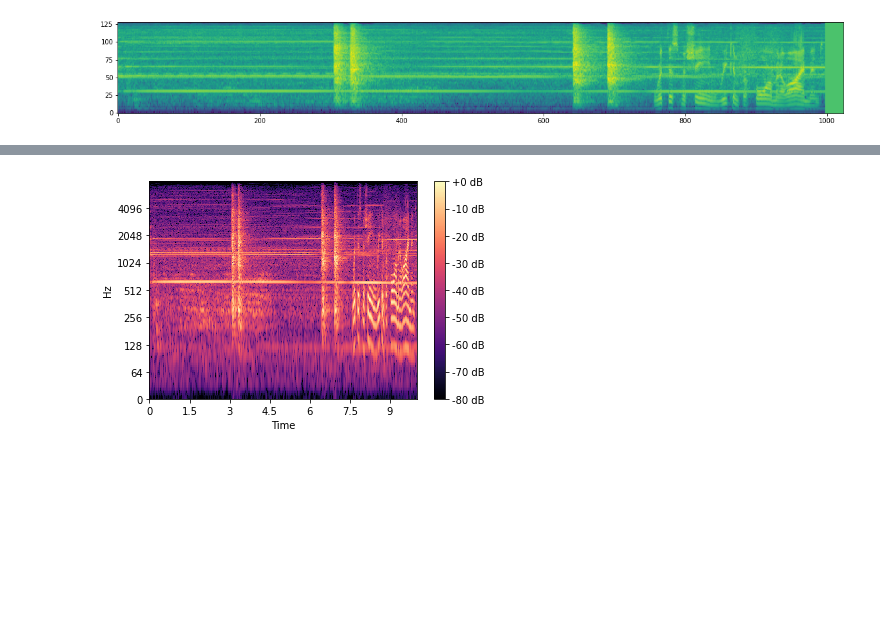
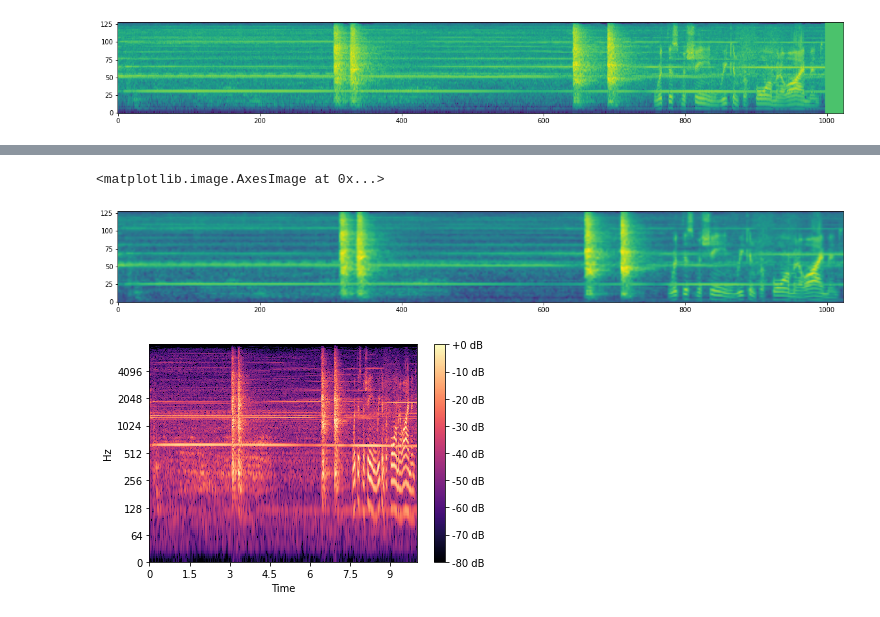
Before and after one commit to lijuncheng16/AudioSetDoneRight, a Jupyter notebook: vis_feature-Copy1.ipynb, the cells around one changed output, grey strips where cells are left out. Drawn from its saved outputs; the diff is of its cells as text; code cells hidden in the pictures; blank space fills up the shorter version.

```diff
--- a/vis_feature-Copy1.ipynb
+++ b/vis_feature-Copy1.ipynb
@@ -192,3 +192,8 @@ filterbank = extract3(waveform, sr)
 fbank shape:  torch.Size([998, 128])
 # %%
 logmel_norm = (logmel -mu)/sigma
+# %%
+upsample = torch.nn.Upsample((1024,128), mode='bilinear', align_corners=True)
+# %%
+logmel_norm_tensor = torch.from_numpy(logmel_norm)
+print(logmel_norm_tensor.view(1, 1, 400, 64).shape)
@@ -195,2 +202,4 @@ logmel_norm = (logmel -mu)/sigma
+# %%
+logmel_upsample = upsample(logmel_norm_tensor.view(1, 1, 400, 64))
 # %%
 filter_norm = (filterbank+4.2677393)/4.5689974 #'audioset':[-4.2677393, 4.5689974]
@@ -225,3 +261,9 @@ plt.imshow(filter_norm.T, origin='lower')
+# %%
+plt.figure(figsize = (20,10))
+plt.imshow(logmel_upsample.squeeze().T, origin='lower')
+# %% [output]
+<matplotlib.image.AxesImage at 0x...>
+[figure, added]
 # %%
 DB = librosa.amplitude_to_db(D, ref=np.max)
 librosa.display.specshow(DB, sr=sr, hop_length=hop_length, x_axis='time', y_axis='log');
```
Also changed, not shown: parts of 5 cells of this notebook.
